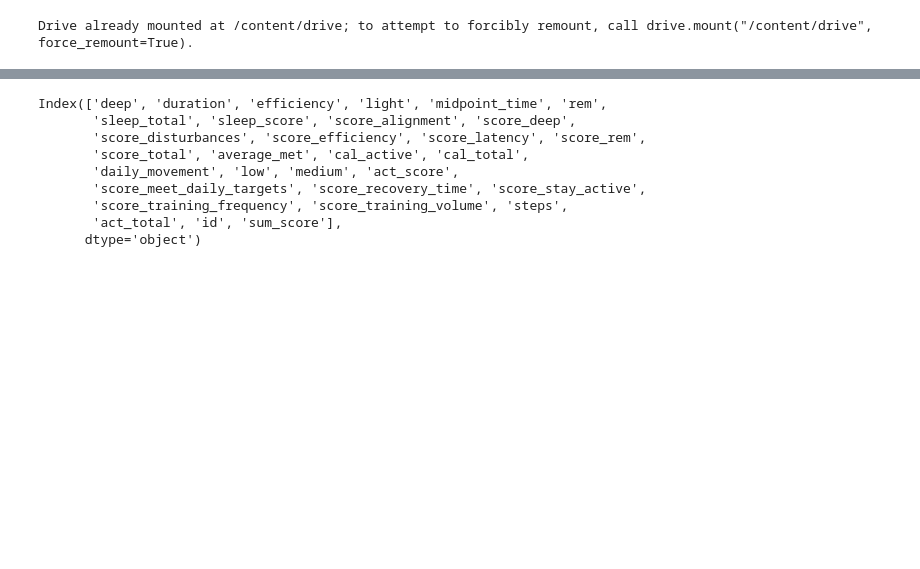
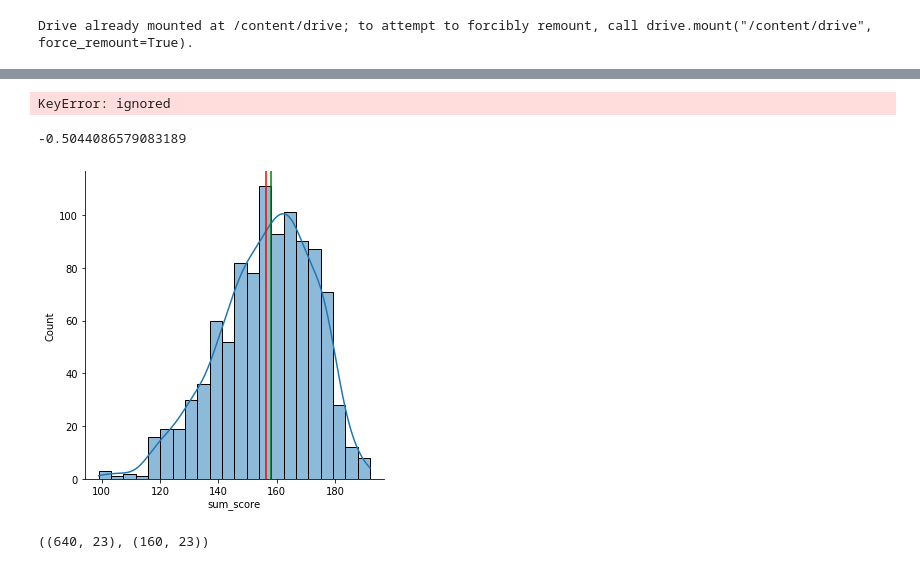
Before and after one commit to JINSUNGWOO/section2_project, a Jupyter notebook: AI_11_우진성_Project_2.ipynb, the cells around one changed output, grey strips where cells are left out. Cells and saved outputs as stored; diff of their text form; code cells hidden in the pictures; blank space fills up the shorter version.

```diff
--- a/AI_11_우진성_Project_2.ipynb
+++ b/AI_11_우진성_Project_2.ipynb
@@ -293,16 +214,17 @@ Deprecated in NumPy 1.20; for more details and guidance: https://numpy.org/devdo
-# %%
-go_df['sum_score'] = go_df['act_score'] + go_df['sleep_score']
-go_df.columns
-# %% [output]
-Index(['deep', 'duration', 'efficiency', 'light', 'midpoint_time', 'rem',
-       'sleep_total', 'sleep_score', 'score_alignment', 'score_deep',
-       'score_disturbances', 'score_efficiency', 'score_latency', 'score_rem',
-       'score_total', 'average_met', 'cal_active', 'cal_total',
-       'daily_movement', 'low', 'medium', 'act_score',
-       'score_meet_daily_targets', 'score_recovery_time', 'score_stay_active',
-       'score_training_frequency', 'score_training_volume', 'steps',
-       'act_total', 'id', 'sum_score'],
-      dtype='object')
+# %%
+go_df.drop(['sleep_score','act_score'],axis=1,inplace=True)
+# %% [output]
+KeyError: ignored
+# %%
+print(go_df['sum_score'].skew())
+
+sns.displot(go_df['sum_score'], kde = True)
+
+plt.axvline(go_df['sum_score'].mean(), color = 'r')
+plt.axvline(go_df['sum_score'].median(), color = 'g'); # Negative Skewness,
+# %% [output]
+-0.5044086579083189
+[figure, added]
 # %%
 target = 'sum_score'
 
@@ -317,3 +239,7 @@ X_val = val[features]
 y_val = val[target]
 X_test = test[features]
 y_test = test[target]
+# %%
+X_train.shape, X_val.shape
+# %% [output]
+((640, 23), (160, 23))
```
Also changed, not shown: parts of 40 cells of this notebook.
